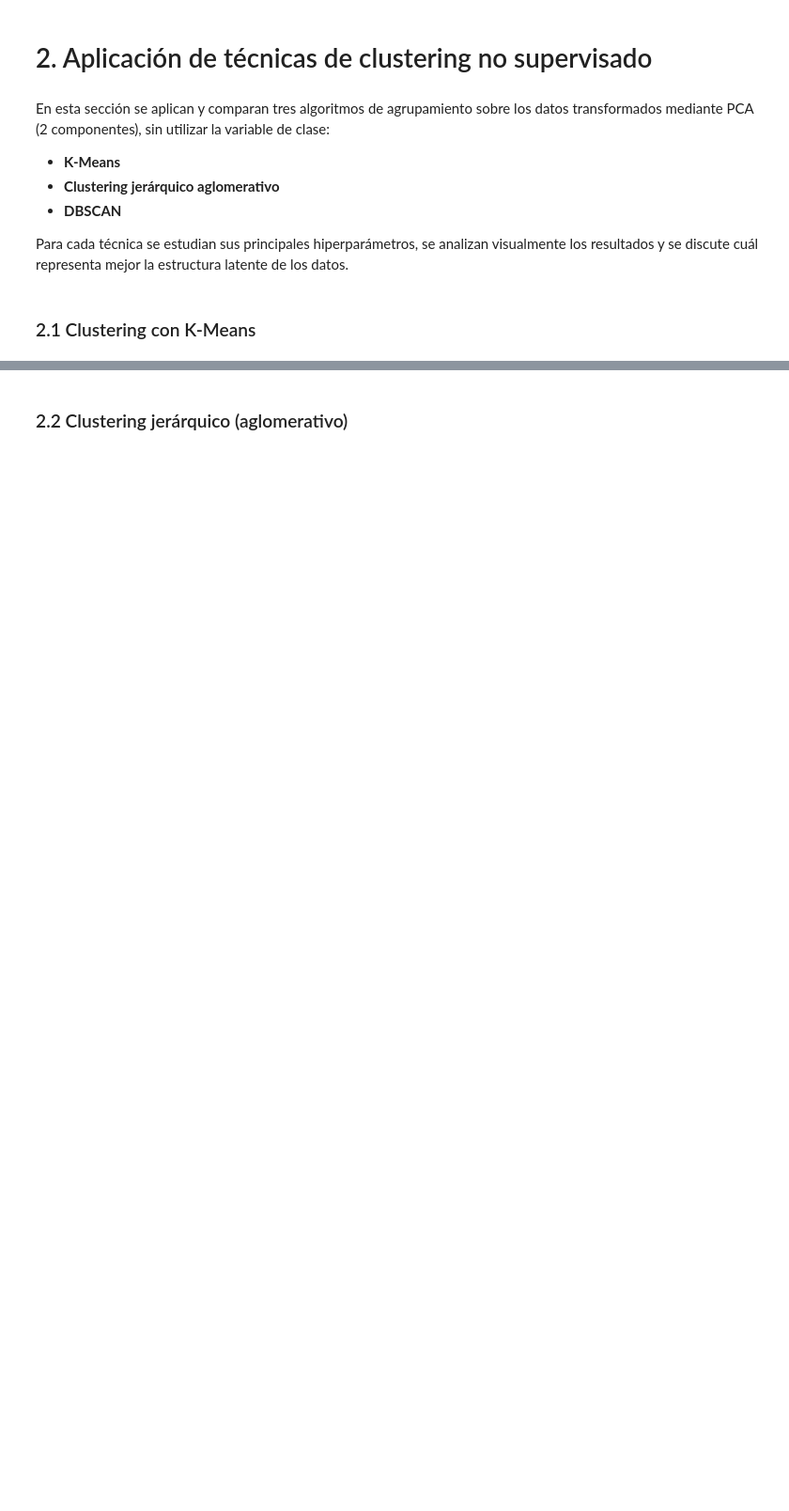
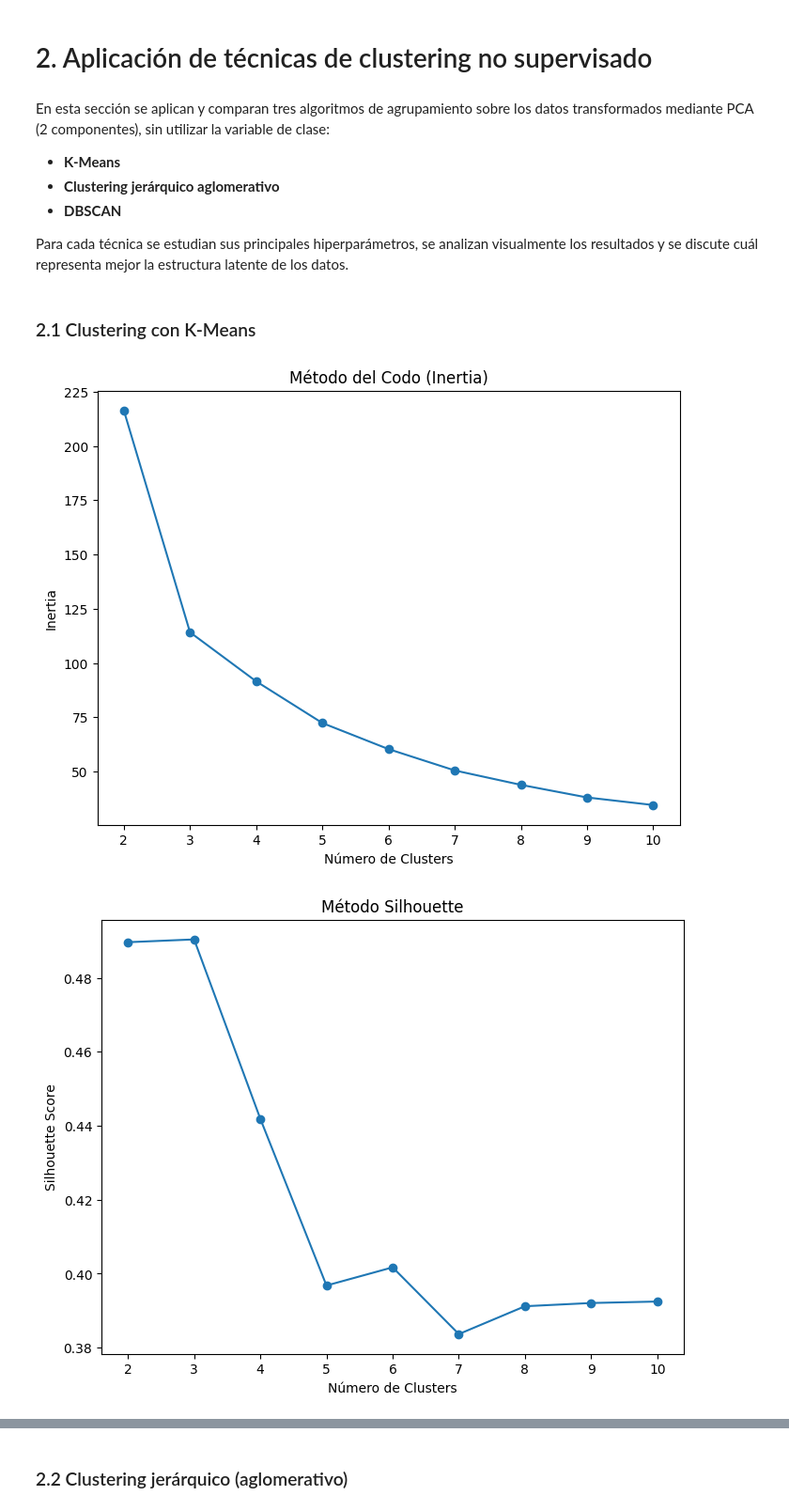
Before and after one commit to mariarobledano/Grupo29_Practica2, a Jupyter notebook: Practica2.ipynb, the cells around one changed output, grey strips where cells are left out. Shown at 94% size. Saved outputs shown, nothing was run; the diff lists cells and outputs as text; code cells hidden in the pictures; blank space fills up the shorter version.

```diff
--- a/Practica2.ipynb
+++ b/Practica2.ipynb
@@ -166,3 +166,37 @@ En esta sección se aplican y comparan tres algoritmos de agrupamiento sobre los
 Para cada técnica se estudian sus principales hiperparámetros, se analizan visualmente los resultados y se discute cuál representa mejor la estructura latente de los datos.
 # %% [markdown]
 ### 2.1 Clustering con K-Means
+# %%
+from sklearn.cluster import KMeans
+from sklearn.metrics import silhouette_score
+
+inertias = []
+silhouette_scores = []
+
+for n_clusters in range(2, 11):
+    kmeans = KMeans(n_clusters=n_clusters, n_init=25, random_state=random_state)
+    labels = kmeans.fit_predict(X_pca)
+
+    inertias.append(kmeans.inertia_)
+
+    silhouette_avg = silhouette_score(X_pca, labels)
+    silhouette_scores.append(silhouette_avg)
+
+
+plt.figure(figsize=(8, 6))
+plt.plot(range(2, 11), inertias, marker='o')
+plt.title('Método del Codo (Inertia)')
+plt.xlabel('Número de Clusters')
+plt.ylabel('Inertia')
+plt.show()
+
+
+plt.figure(figsize=(8, 6))
+plt.plot(range(2, 11), silhouette_scores, marker='o')
+plt.title('Método Silhouette')
+plt.xlabel('Número de Clusters')
+plt.ylabel('Silhouette Score')
+plt.show()
+# %% [output]
+[figure, added]
+[figure, added]
```
Also changed, not shown: parts of 8 cells of this notebook, 1 other file.
